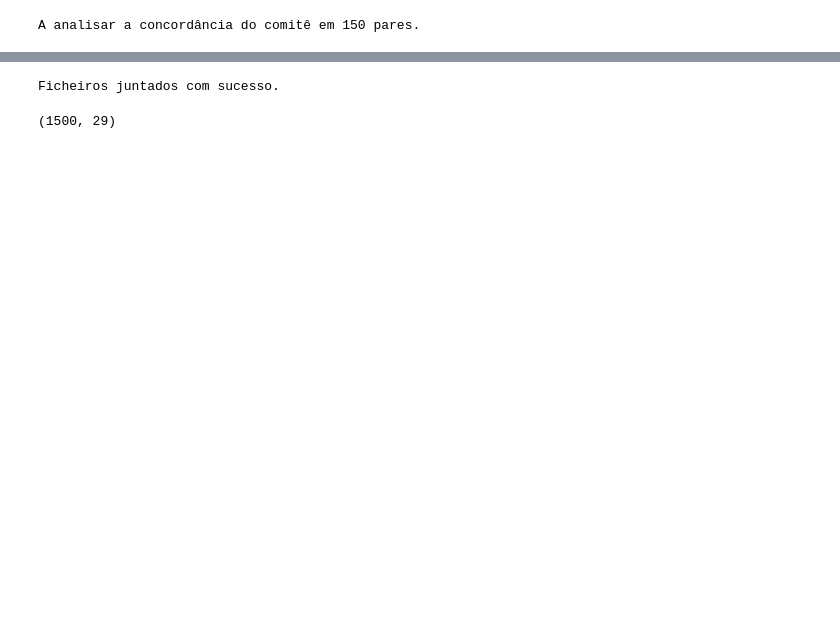
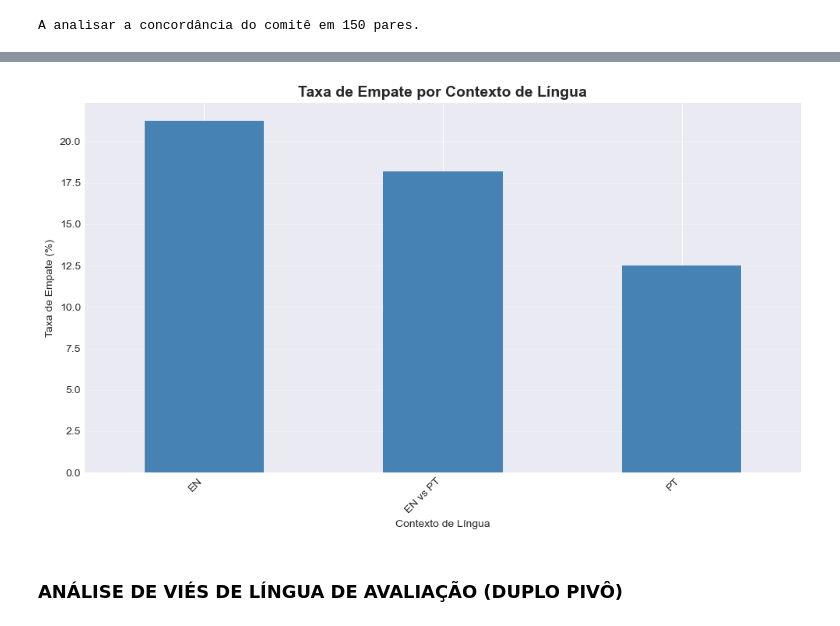
Before and after one commit to laysearaujo/cross-lingual-prompt-analysis, a Jupyter notebook: src/03_analysis/3.0-exploratory_analysis.ipynb, the cells around one changed output, grey strips where cells are left out. Drawn from its saved outputs; the diff is of its cells as text; code cells hidden in the pictures; blank space fills up the shorter version.

```diff
--- a/src/03_analysis/3.0-exploratory_analysis.ipynb
+++ b/src/03_analysis/3.0-exploratory_analysis.ipynb
@@ -6,3 +9,6 @@ from scipy.stats import kendalltau
+# %%
+plt.style.use('seaborn-v0_8-darkgrid')
+sns.set_palette("husl")
 # %%
 FICHEIRO_COMITE_LLM = '../../data/judged/committee_llm_consensus.csv'
 FICHEIRO_GROUND_TRUTH_HUMANO = '../../data/judged/human_ground_truth.csv'
@@ -223,16 +461,19 @@ df_master.head(2)
 # %%
-df_final = pd.merge(
-    df_analise,
-    df_master,
-    on='evaluation_id',
-    how='left',
-    suffixes=('', '_drop')
-)
+fig, ax = plt.subplots(figsize=(10, 6))
+empates_por_lingua = df_analise.groupby('language_context')['gold_winner'].apply(
+    lambda x: (x == 'Tie').mean() * 100
+).sort_values(ascending=False)
 
-df_final = df_final[[col for col in df_final.columns if not col.endswith('_drop')]]
+empates_por_lingua.plot(kind='bar', ax=ax, color='steelblue')
+ax.set_title('Taxa de Empate por Contexto de Língua', fontsize=14, weight='bold')
+ax.set_xlabel('Contexto de Língua')
+ax.set_ylabel('Taxa de Empate (%)')
+ax.set_xticklabels(ax.get_xticklabels(), rotation=45, ha='right')
+ax.grid(axis='y', alpha=0.3)
 
-print("\nFicheiros juntados com sucesso.")
-df_final.shape
+plt.tight_layout()
+plt.show()
 # %% [output]
-Ficheiros juntados com sucesso.
-(1500, 29)
+[figure, added]
+# %% [markdown]
+### ANÁLISE DE VIÉS DE LÍNGUA DE AVALIAÇÃO (DUPLO PIVÔ)
```
Also changed, not shown: parts of 55 cells of this notebook, 4 other files.
